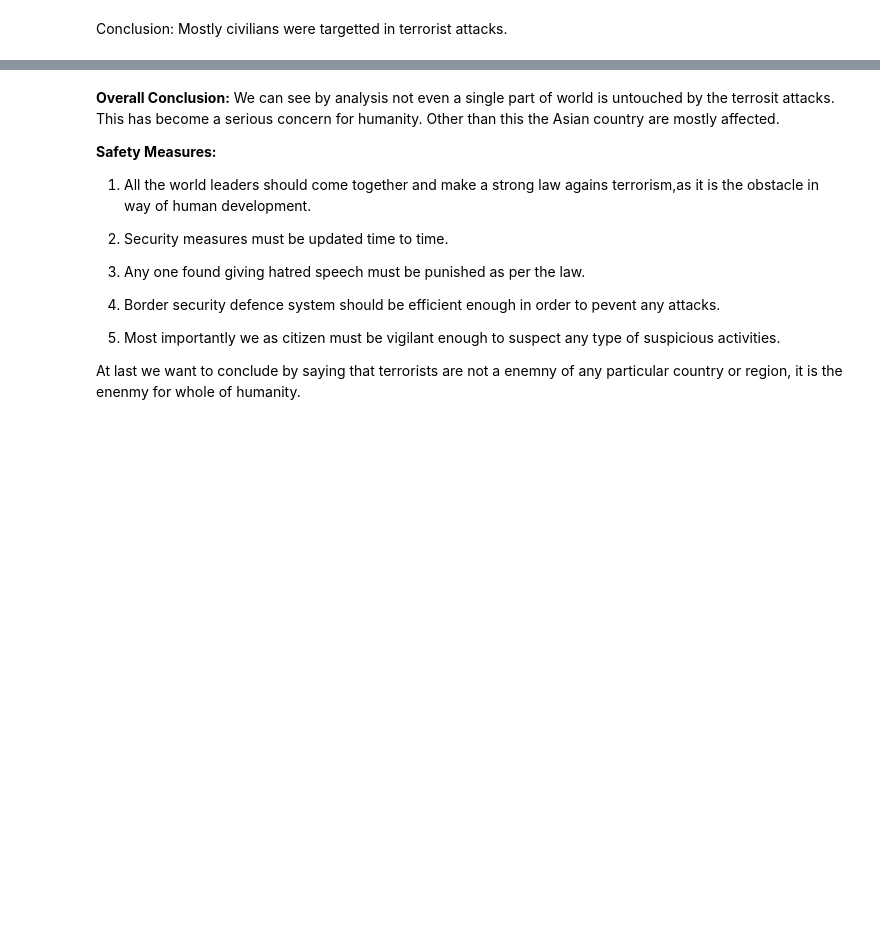
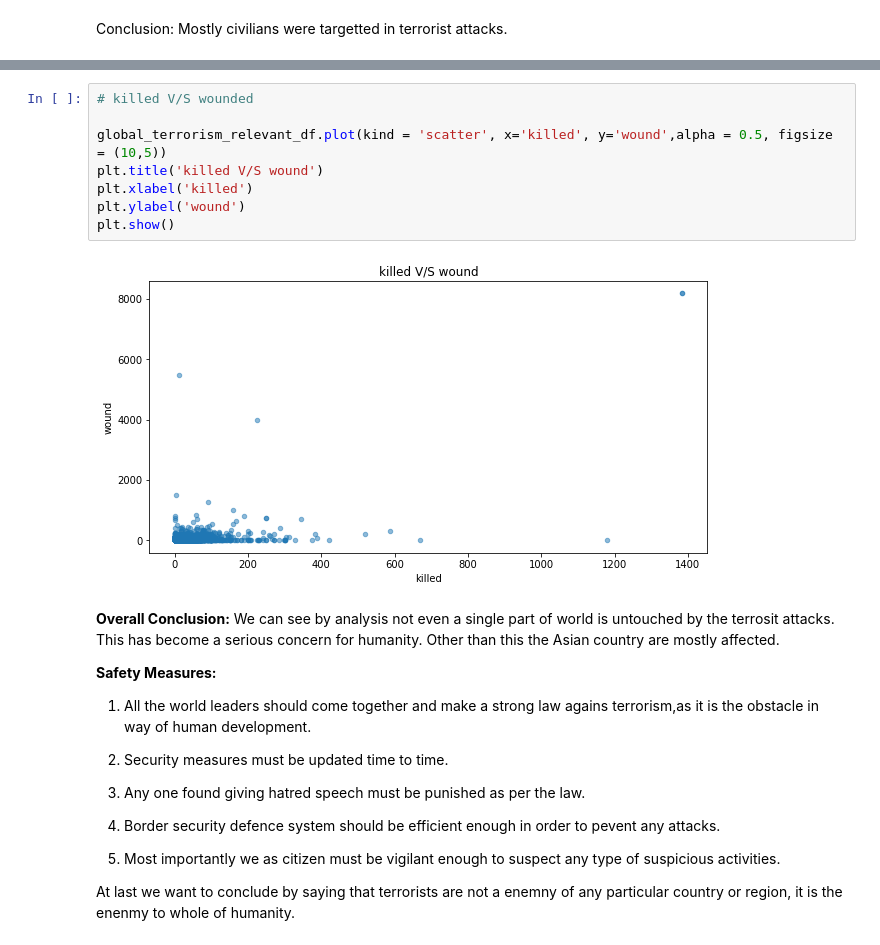
Before and after one commit to mmishra1092/Global-Terrorism-Analysis, a Jupyter notebook: MAYANK_MISHRA_Global_Terrorism_Analysis_Capstone_Project.ipynb, the cells around one changed output, grey strips where cells are left out. Cells and saved outputs as stored; diff of their text form; blank space fills up the shorter version.

```diff
--- a/MAYANK_MISHRA_Global_Terrorism_Analysis_Capstone_Project.ipynb
+++ b/MAYANK_MISHRA_Global_Terrorism_Analysis_Capstone_Project.ipynb
@@ -269,3 +455,13 @@ plt.rcParams['figure.figsize'] = (15, 5)
+# %%
+# killed V/S wounded
+
+global_terrorism_relevant_df.plot(kind = 'scatter', x='killed', y='wound',alpha = 0.5, figsize = (10,5))
+plt.title('killed V/S wound')
+plt.xlabel('killed')
+plt.ylabel('wound')
+plt.show()
+# %% [output]
+[figure, added]
 # %% [markdown]
 **Overall Conclusion:** We can see by analysis not even a single part of world is untouched by the terrosit attacks. This has become a serious concern for humanity. Other than this the Asian country are mostly affected.
 
@@ -280,4 +476,4 @@ plt.rcParams['figure.figsize'] = (15, 5)
 
 1.   Most importantly we as citizen must be vigilant enough to suspect any type of suspicious activities.
 
-At last we want to conclude by saying that terrorists are not a enemny of any particular country or region, it is the enenmy for whole of humanity.
+At last we want to conclude by saying that terrorists are not a enemny of any particular country or region, it is the enenmy to whole of humanity.
```
Also changed, not shown: parts of 28 cells of this notebook.
